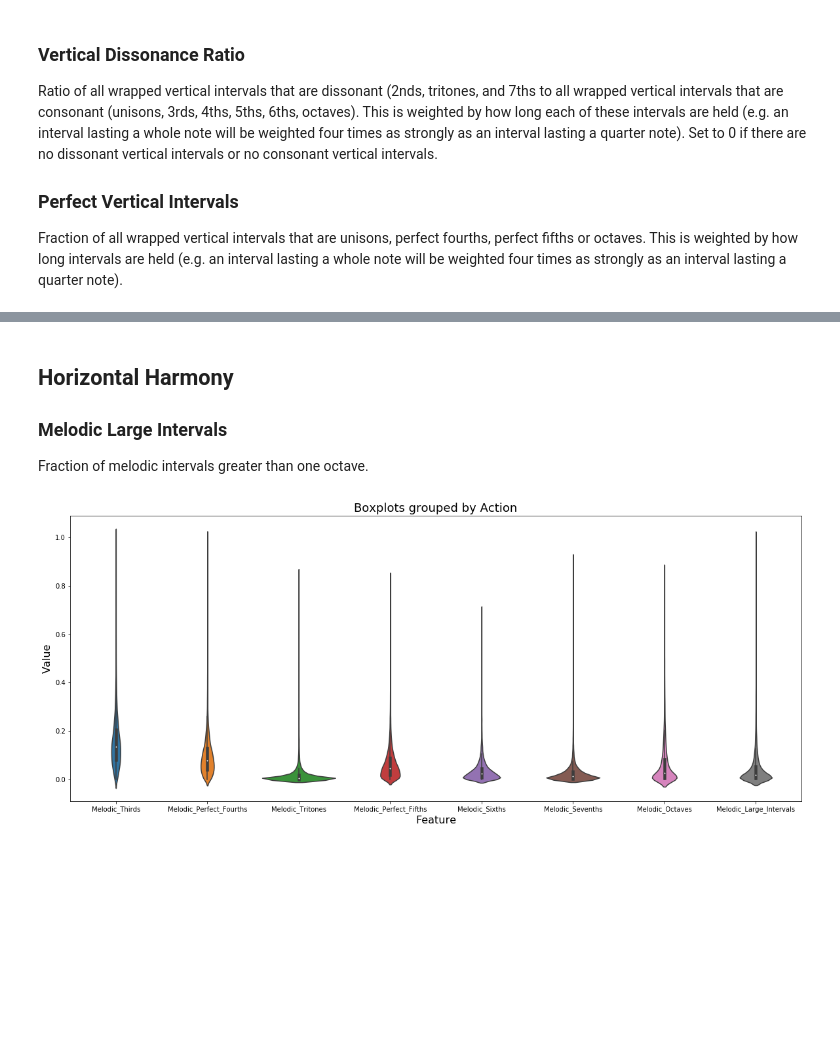
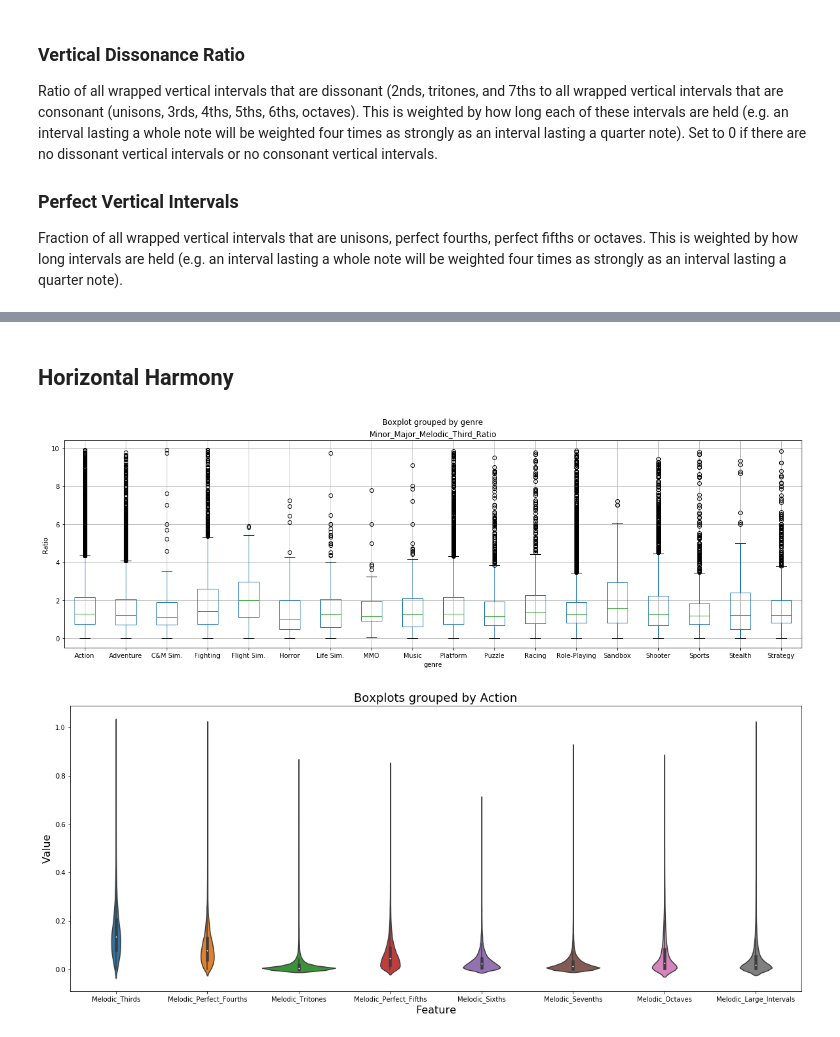
Before and after one commit to cedricviaccoz/musicology, a Jupyter notebook: dataset/JSymbolic Feat. Analysis & Discussion.ipynb, the cells around one changed output, grey strips where cells are left out. Drawn from its saved outputs; the diff is of its cells as text; code cells hidden in the pictures; blank space fills up the shorter version.

```diff
--- a/dataset/JSymbolic Feat. Analysis & Discussion.ipynb
+++ b/dataset/JSymbolic Feat. Analysis & Discussion.ipynb
@@ -384,8 +402,16 @@ boxPlotByGenre('Puzzle',['Minor_Major_Triad_Ratio'], df_min_maj_filt)
-# %% [markdown]
-## Horizontal Harmony
-
-### Melodic Large Intervals
-Fraction of melodic intervals greater than one octave.
+# %% [markdown]
+## Horizontal Harmony
+# %%
+maj_min = 'Minor_Major_Melodic_Third_Ratio'
+df_memim_filt = df_pred.copy()
+df_memim_filt = df_memim_filt[df_memim_filt[maj_min] < 10]
+fig, ax = plt.subplots(figsize=(20,6))
+plt.suptitle('')
+df_memim_filt.boxplot(column=maj_min, by='genre', ax=ax)
+ax.set_ylabel('Ratio')
+plt.show()
+# %% [output]
+[figure, added]
 # %%
 mel_intervals = ['Melodic_Thirds','Melodic_Perfect_Fourths',\
                 'Melodic_Tritones','Melodic_Perfect_Fifths',\
```
Also changed, not shown: parts of 13 cells of this notebook.
